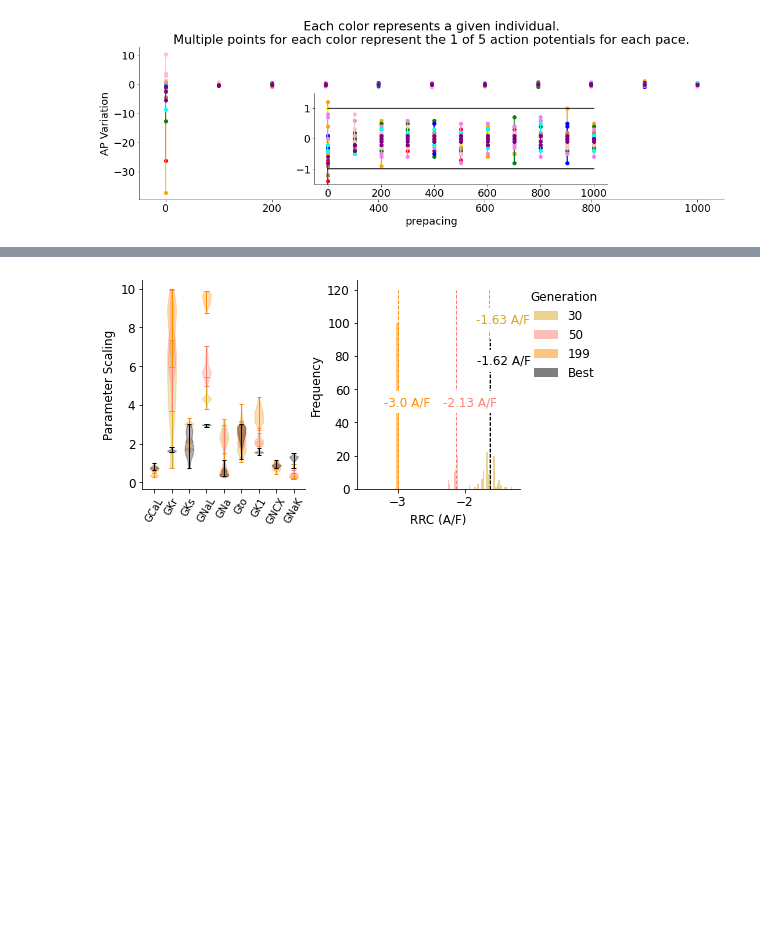
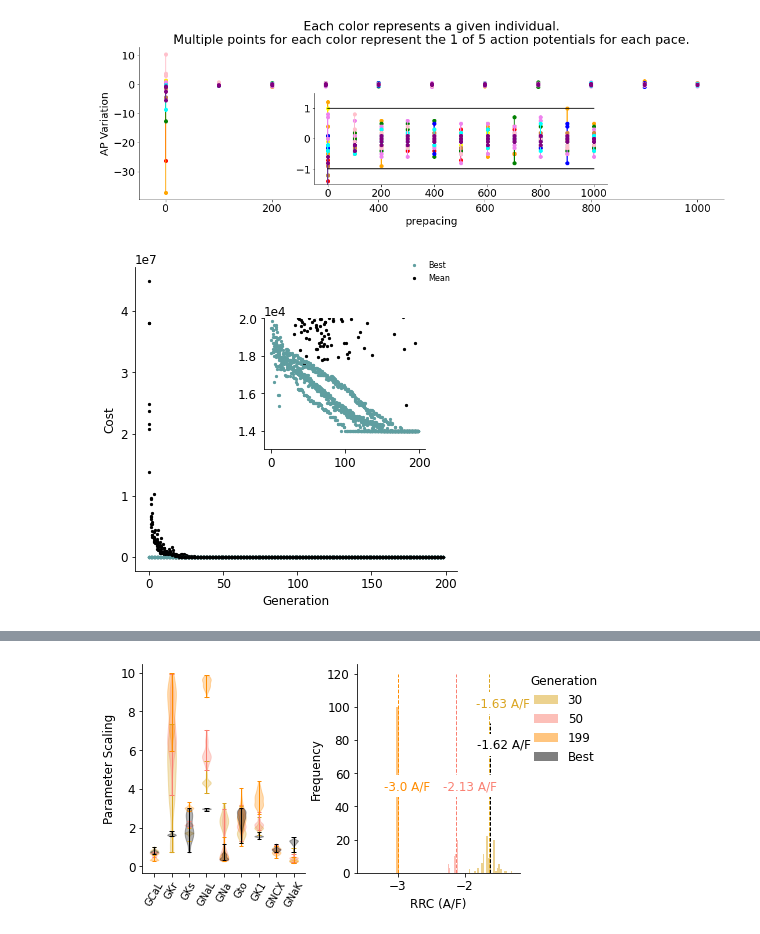
Before and after one commit to Christini-Lab/rrc-conductance-profile, a Jupyter notebook: notes.ipynb, the cells around one changed output, grey strips where cells are left out. Cells and saved outputs as stored; diff of their text form; code cells hidden in the pictures; blank space fills up the shorter version.

```diff
--- a/notes.ipynb
+++ b/notes.ipynb
@@ -46,5 +46,8 @@ data_path = './data/notes_data'
 grandi_pop = pd.read_csv(data_path+'/grandi_pop.csv.bz2')
 torord_pop = pd.read_csv(data_path+'/small_torord_pop.csv.bz2')
 
-data_path = '../new_ga_data/data/'
-all_trials_new = pd.read_csv(data_path+'all_trials.csv.bz2')
+#data_path = '../new_ga_data/data/'
+#all_trials_new = pd.read_csv(data_path+'all_trials.csv.bz2')
+
+data_path = '../data/'
+all_trials_new = pd.read_csv(data_path+'all_data.csv.bz2')
@@ -136,3 +155,33 @@ axs.set_title('Each color represents a given individual.\nMultiple points for ea
 # %% [output]
 Text(0.5, 1.0, 'Each color represents a given individual.\nMultiple points for each color represent the 1 of 5 action potentials for each pace.')
 [figure]
+# %%
+fig, axs4 = plt.subplots(1, figsize = (5,5), constrained_layout = True)
+
+
+axs4_in = axs4.inset_axes([0.4, 0.4, 0.5, 0.43])
+
+for i in list(range(0, max(all_trials_new['trial']))):
+
+    d = all_trials_new[all_trials_new['trial']==i]
+    bsts = []
+    avgs = []
+
+    for g in list(range(0, max(d['gen']))):
+        d_gen = d[d['gen']==g]['fitness'].to_list()
+        bsts.append(min(d_gen))
+        avgs.append(np.mean(d_gen))
+
+    axs4.scatter(list(range(0, max(d['gen']))), bsts, color = 'cadetblue', s=5)
+    axs4.scatter(list(range(0, max(d['gen']))), avgs, color = 'black', s=5)
+    axs4_in.scatter(list(range(0, max(d['gen']))), bsts, color = 'cadetblue', s=5)
+    axs4_in.scatter(list(range(0, max(d['gen']))), avgs, color = 'black', s=5)
+
+axs4.set_ylabel('Cost')
+axs4.set_xlabel('Generation');
+#axs4.indicate_inset_zoom(axs4_in, edgecolor="black", alpha = 1)
+axs4_in.set_ylim([13000, 20000])
+axs4_in.legend(['Best', 'Mean'], loc='upper right', bbox_to_anchor = (1.2,1.5), frameon = False, fontsize = 8)
+axs4_in.ticklabel_format(axis="y", style="sci", scilimits=(0,0))
+# %% [output]
+[figure, added]
```
Also changed, not shown: parts of 2 cells of this notebook, 4 other files.
